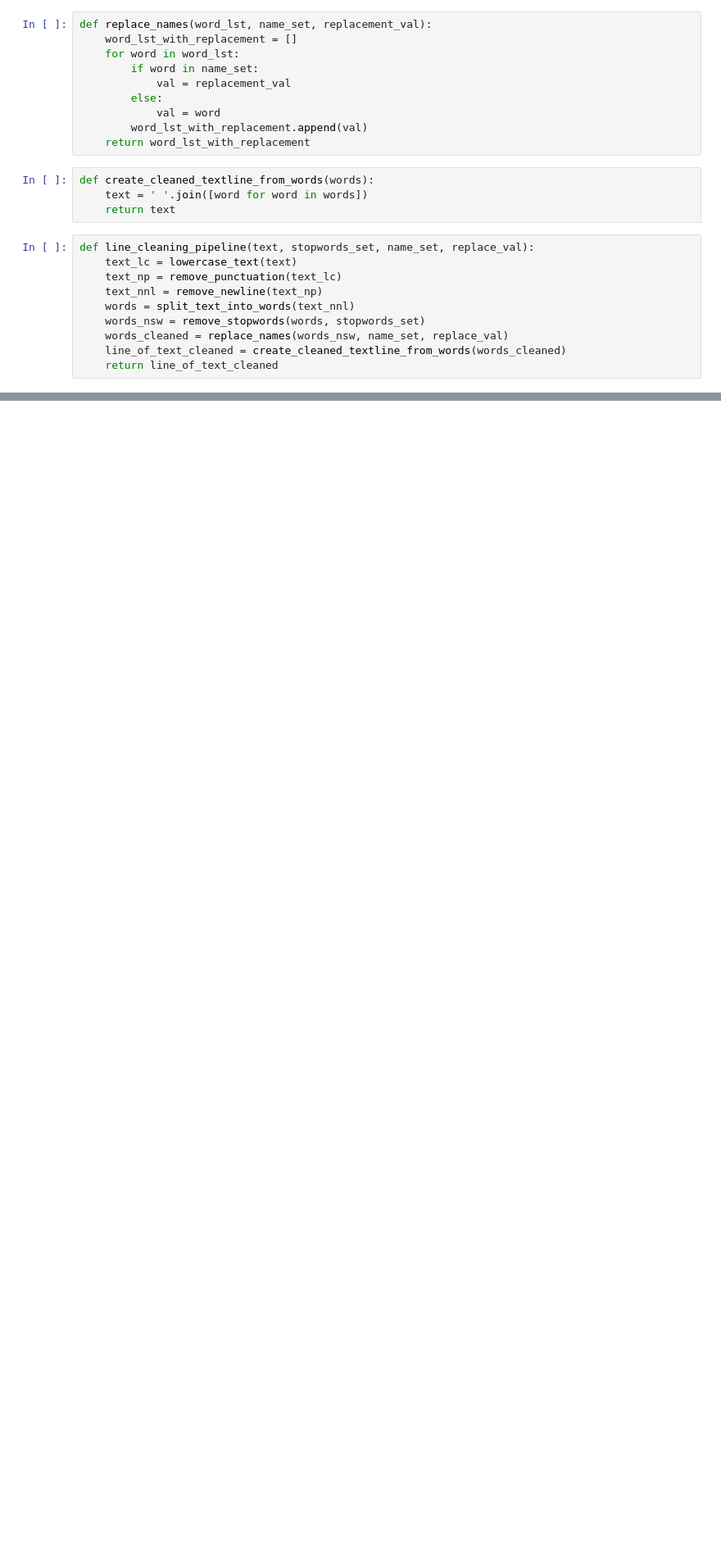
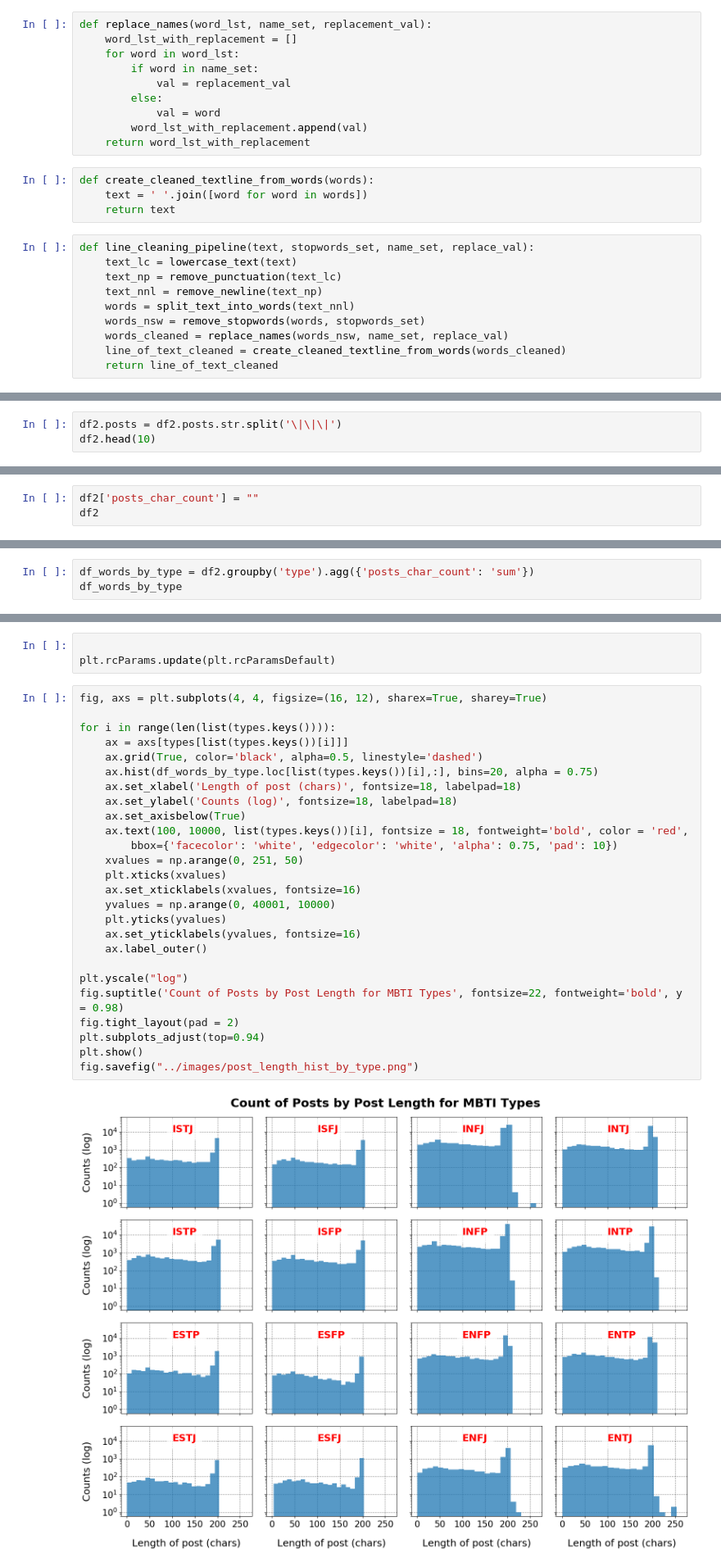
Before and after one commit to AsaKientz/DSI-Capstone-I, a Jupyter notebook: notebooks/cap-I-mbti-playground.ipynb, the cells around one changed output, grey strips where cells are left out. Shown: that part at 82% size. Drawn from its saved outputs; the diff is of its cells as text; blank space fills up the shorter version.

```diff
--- a/notebooks/cap-I-mbti-playground.ipynb
+++ b/notebooks/cap-I-mbti-playground.ipynb
@@ -282,0 +328,3 @@ def line_cleaning_pipeline(text, stopwords_set, name_set, replace_val):
+# %%
+df2.posts = df2.posts.str.split('\|\|\|')
+df2.head(10)
@@ -282,0 +347,3 @@ def line_cleaning_pipeline(text, stopwords_set, name_set, replace_val):
+# %%
+df2['posts_char_count'] = ""
+df2
@@ -282,0 +389,3 @@ def line_cleaning_pipeline(text, stopwords_set, name_set, replace_val):
+# %%
+df_words_by_type = df2.groupby('type').agg({'posts_char_count': 'sum'})
+df_words_by_type
@@ -282,0 +462,31 @@ def line_cleaning_pipeline(text, stopwords_set, name_set, replace_val):
+# %%
+
+plt.rcParams.update(plt.rcParamsDefault)
+# %%
+fig, axs = plt.subplots(4, 4, figsize=(16, 12), sharex=True, sharey=True)
+
+for i in range(len(list(types.keys()))):
+    ax = axs[types[list(types.keys())[i]]]
+    ax.grid(True, color='black', alpha=0.5, linestyle='dashed')
+    ax.hist(df_words_by_type.loc[list(types.keys())[i],:], bins=20, alpha = 0.75)
+    ax.set_xlabel('Length of post (chars)', fontsize=18, labelpad=18)
+    ax.set_ylabel('Counts (log)', fontsize=18, labelpad=18)
+    ax.set_axisbelow(True)
+    ax.text(100, 10000, list(types.keys())[i], fontsize = 18, fontweight='bold', color = 'red',
+        bbox={'facecolor': 'white', 'edgecolor': 'white', 'alpha': 0.75, 'pad': 10})
+    xvalues = np.arange(0, 251, 50)
+    plt.xticks(xvalues)
+    ax.set_xticklabels(xvalues, fontsize=16)
+    yvalues = np.arange(0, 40001, 10000)
+    plt.yticks(yvalues)
+    ax.set_yticklabels(yvalues, fontsize=16)
+    ax.label_outer()
+
+plt.yscale("log")
+fig.suptitle('Count of Posts by Post Length for MBTI Types', fontsize=22, fontweight='bold', y = 0.98)
+fig.tight_layout(pad = 2)
+plt.subplots_adjust(top=0.94)
+plt.show()
+fig.savefig("../images/post_length_hist_by_type.png")
+# %% [output]
+[figure, added]
```
Also changed, not shown: parts of 36 cells of this notebook, 7 other files.
